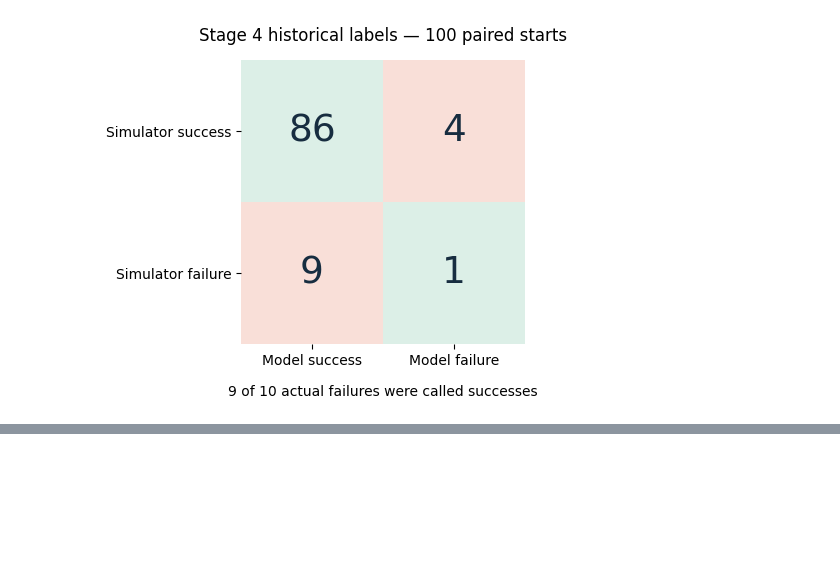
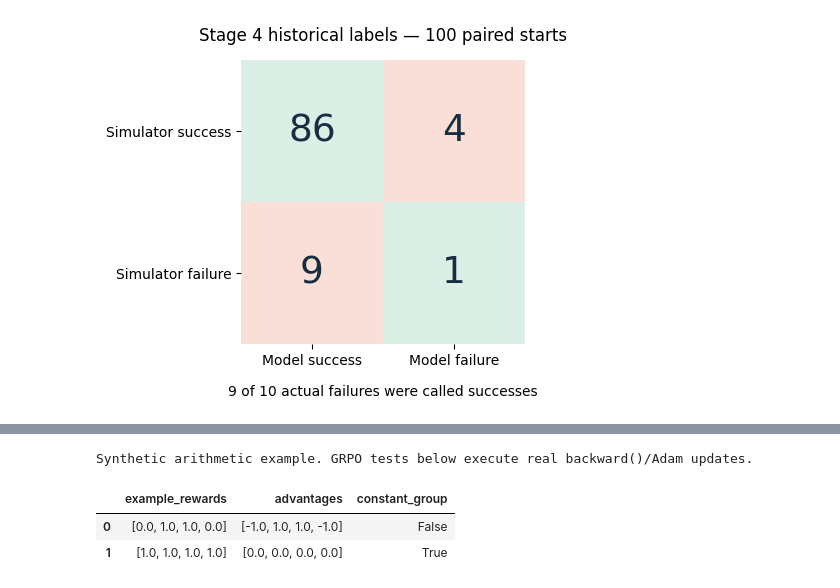
Before and after one commit to Kevin11Kaikai/Newest_WorldGym_Autobio, a Jupyter notebook: 05_dyna_style_closed_loop.ipynb, the cells around one changed output, grey strips where cells are left out. Drawn from its saved outputs; the diff is of its cells as text; code cells hidden in the pictures; blank space fills up the shorter version.

```diff
--- a/05_dyna_style_closed_loop.ipynb
+++ b/05_dyna_style_closed_loop.ipynb
@@ -144,0 +118,13 @@ Common horizon: 112 packets = 22.4 seconds.
+# %%
+import torch
+from dyna05.grpo import group_advantages
+example_rewards = torch.tensor([[0., 1., 1., 0.], [1., 1., 1., 1.]])
+advantages, constant_groups = group_advantages(example_rewards)
+display(pd.DataFrame({'example_rewards': example_rewards.tolist(), 'advantages': advantages.tolist(),
+                      'constant_group': constant_groups.tolist()}))
+print('Synthetic arithmetic example. GRPO tests below execute real backward()/Adam updates.')
+# %% [output]
+Synthetic arithmetic example. GRPO tests below execute real backward()/Adam updates.
+|  | example_rewards | advantages | constant_group |
+| 0 | [0.0, 1.0, 1.0, 0.0] | [-1.0, 1.0, 1.0, -1.0] | False |
+| 1 | [1.0, 1.0, 1.0, 1.0] | [0.0, 0.0, 0.0, 0.0] | True |
```
Also changed, not shown: parts of 20 cells of this notebook, 16 other files.
